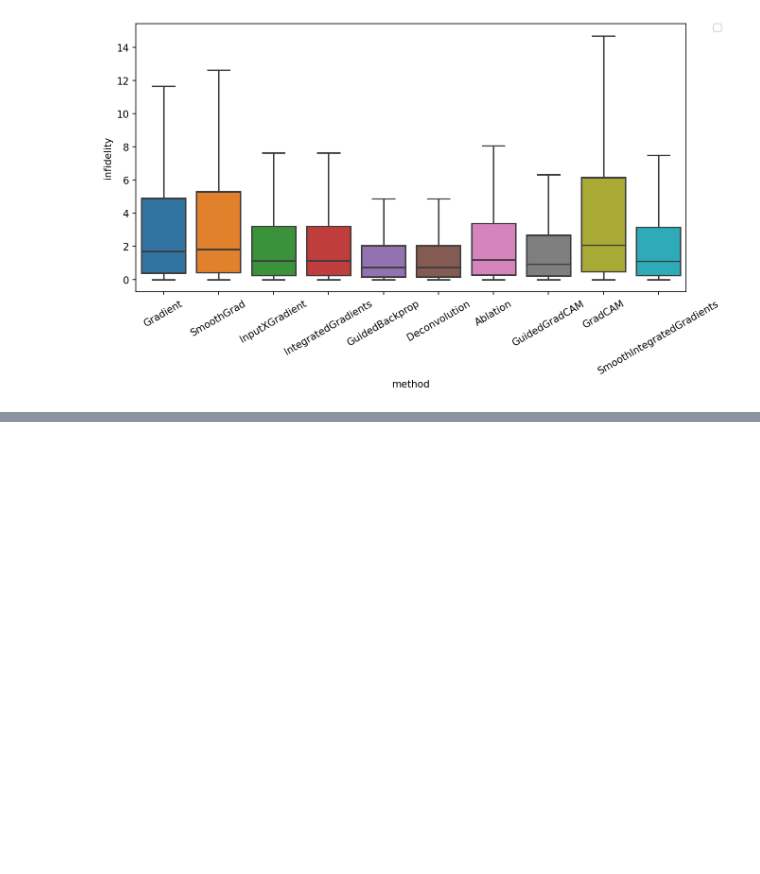
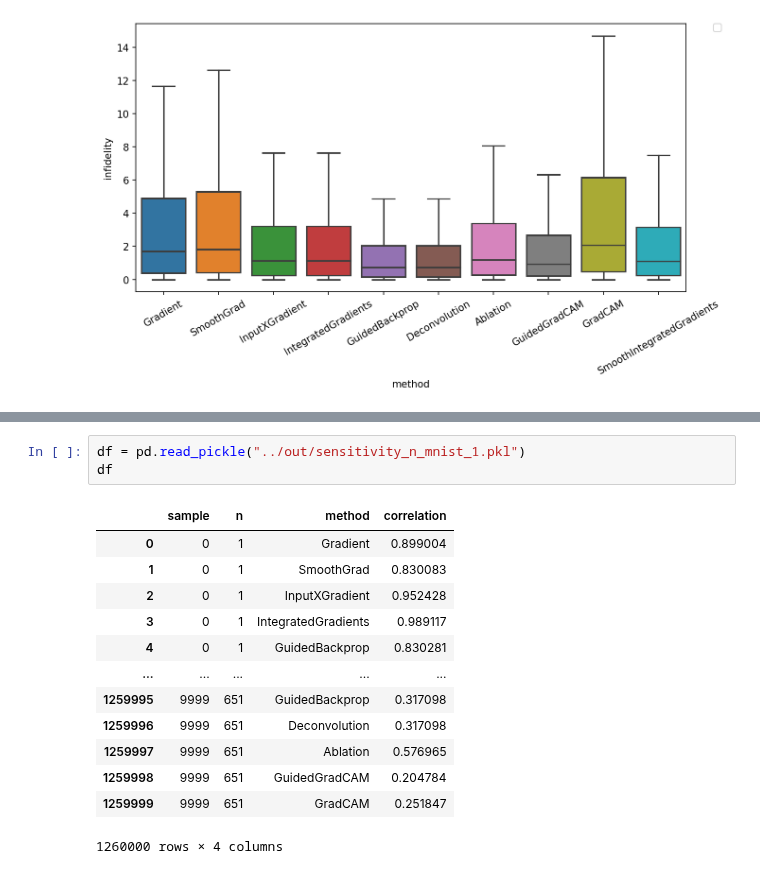
Before and after one commit to arnegevaert/benchmark, a Jupyter notebook: sandbox/plot_result.ipynb, the cells around one changed output, grey strips where cells are left out. Saved outputs shown, nothing was run; the diff lists cells and outputs as text; blank space fills up the shorter version.

```diff
--- a/sandbox/plot_result.ipynb
+++ b/sandbox/plot_result.ipynb
@@ -36,0 +41,17 @@ No handles with labels found to put in legend.
+# %%
+df = pd.read_pickle("../out/sensitivity_n_mnist_1.pkl")
+df
+# %% [output]
+|  | sample | n | method | correlation |
+| 0 | 0 | 1 | Gradient | 0.899004 |
+| 1 | 0 | 1 | SmoothGrad | 0.830083 |
+| 2 | 0 | 1 | InputXGradient | 0.952428 |
+| 3 | 0 | 1 | IntegratedGradients | 0.989117 |
+| 4 | 0 | 1 | GuidedBackprop | 0.830281 |
+| ... | ... | ... | ... | ... |
+| 1259995 | 9999 | 651 | GuidedBackprop | 0.317098 |
+| 1259996 | 9999 | 651 | Deconvolution | 0.317098 |
+| 1259997 | 9999 | 651 | Ablation | 0.576965 |
+| 1259998 | 9999 | 651 | GuidedGradCAM | 0.204784 |
+| 1259999 | 9999 | 651 | GradCAM | 0.251847 |
+1260000 rows × 4 columns
```
Also changed, not shown: parts of 1 cell of this notebook, 4 other files.
